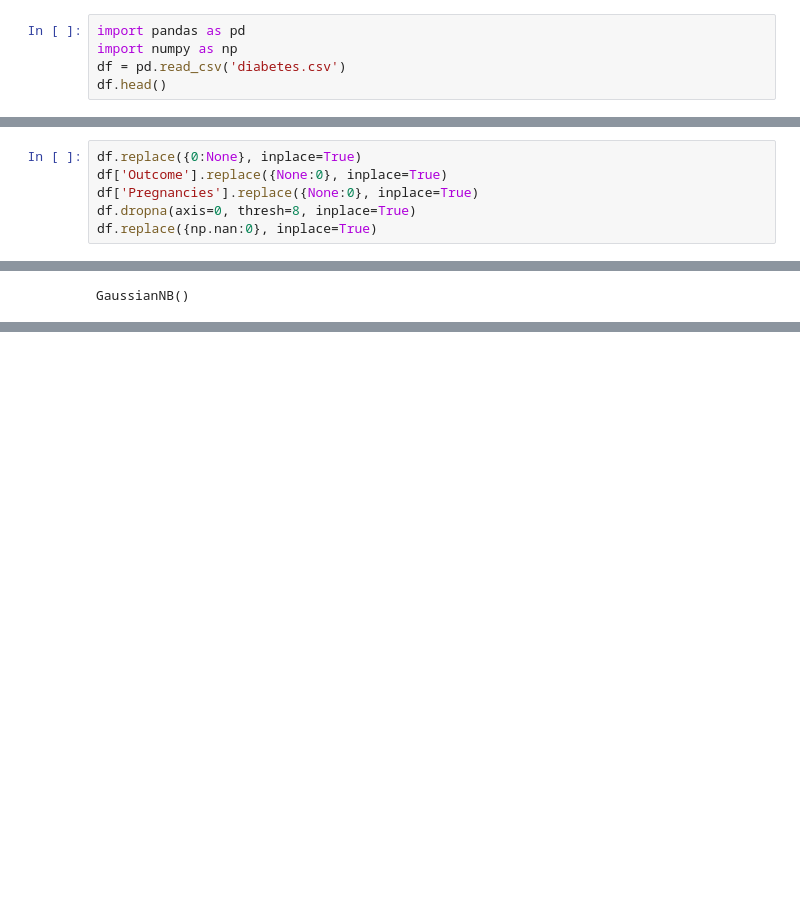
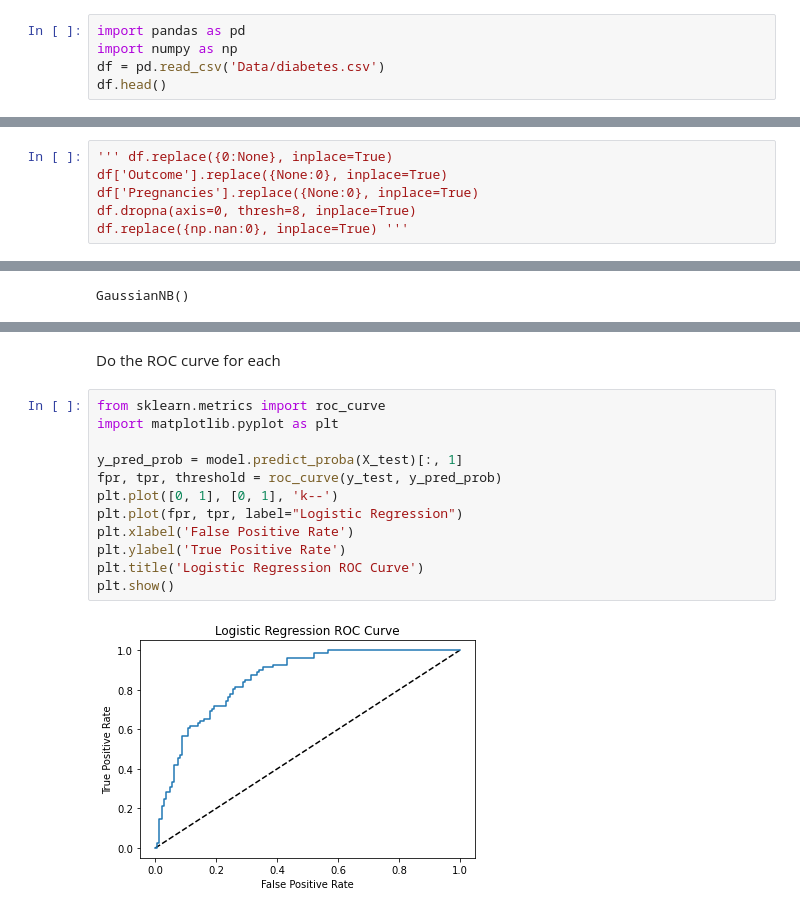
Before and after one commit to dgitall/Exercise-DataProcessing, a Jupyter notebook: ML-Learning-Naive-Bayes.ipynb, the cells around one changed output, grey strips where cells are left out. Drawn from its saved outputs; the diff is of its cells as text; blank space fills up the shorter version.

```diff
--- a/ML-Learning-Naive-Bayes.ipynb
+++ b/ML-Learning-Naive-Bayes.ipynb
@@ -1,7 +1,7 @@
 # %%
 import pandas as pd
 import numpy as np
-df = pd.read_csv('diabetes.csv')
+df = pd.read_csv('Data/diabetes.csv')
 df.head()
 # %% [output]
 |  | Pregnancies | Glucose | BloodPressure | SkinThickness | Insulin | BMI | DiabetesPedigreeFunction | Age | ... |
@@ -30,8 +30,8 @@ Data columns (total 9 columns):
 dtypes: float64(2), int64(7)
 memory usage: 54.1 KB
 # %%
-df.replace({0:None}, inplace=True)
+''' df.replace({0:None}, inplace=True)
 df['Outcome'].replace({None:0}, inplace=True)
 df['Pregnancies'].replace({None:0}, inplace=True)
 df.dropna(axis=0, thresh=8, inplace=True)
-df.replace({np.nan:0}, inplace=True)
+df.replace({np.nan:0}, inplace=True) '''
@@ -99,0 +162,16 @@ array([1, 1, 1, 0, 1, 0, 0, 0, 1, 0], dtype=int64)
+# %% [markdown]
+Do the ROC curve for each
+# %%
+from sklearn.metrics import roc_curve
+import matplotlib.pyplot as plt
+
+y_pred_prob = model.predict_proba(X_test)[:, 1]
+fpr, tpr, threshold = roc_curve(y_test, y_pred_prob)
+plt.plot([0, 1], [0, 1], 'k--')
+plt.plot(fpr, tpr, label="Logistic Regression")
+plt.xlabel('False Positive Rate')
+plt.ylabel('True Positive Rate')
+plt.title('Logistic Regression ROC Curve')
+plt.show()
+# %% [output]
+[figure, added]
```
Also changed, not shown: parts of 11 cells of this notebook.
